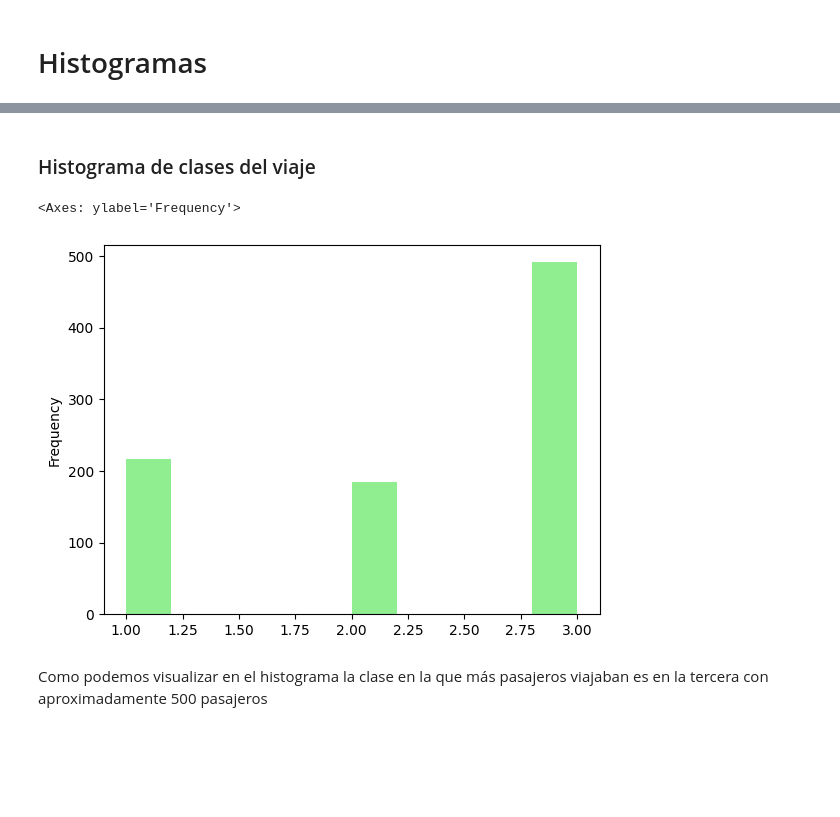
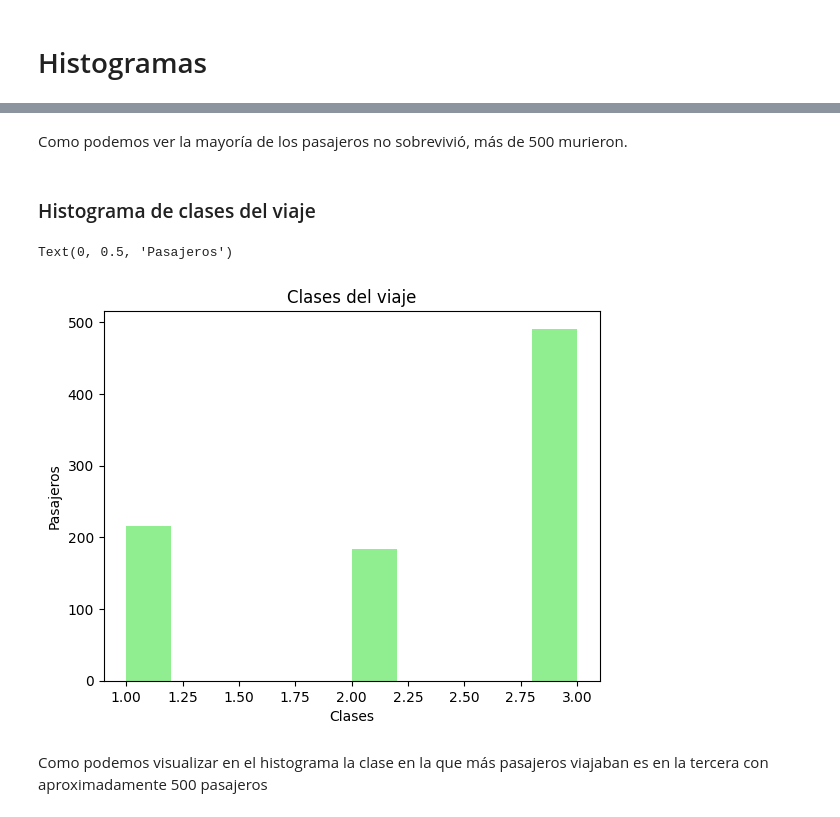
Before and after one commit to Moni-Ib/data-analytics, a Jupyter notebook: notebooks/práctica_titanic.ipynb, the cells around one changed output, grey strips where cells are left out. Saved outputs shown, nothing was run; the diff lists cells and outputs as text; code cells hidden in the pictures; blank space fills up the shorter version.

```diff
--- a/notebooks/práctica_titanic.ipynb
+++ b/notebooks/práctica_titanic.ipynb
@@ -77,9 +98,14 @@ Requirement already satisfied: six>=1.5 in c:\users\cesar\anaconda3\envs\iteso\l
+# %% [markdown]
+Como podemos ver la mayoría de los pasajeros no sobrevivió, más de 500 murieron.
 # %% [markdown]
 ### Histograma de clases del viaje
 # %%
 df["class"].plot(kind="hist",color="lightgreen")
+plt.title("Clases del viaje")
+plt.xlabel('Clases')
+plt.ylabel('Pasajeros')
 # %% [output]
-<Axes: ylabel='Frequency'>
+Text(0, 0.5, 'Pasajeros')
-[figure, old version]
+[figure, new version]
 # %% [markdown]
 Como podemos visualizar en el histograma la clase en la que más pasajeros viajaban es en la tercera con aproximadamente 500 pasajeros
```
Also changed, not shown: parts of 23 cells of this notebook.
